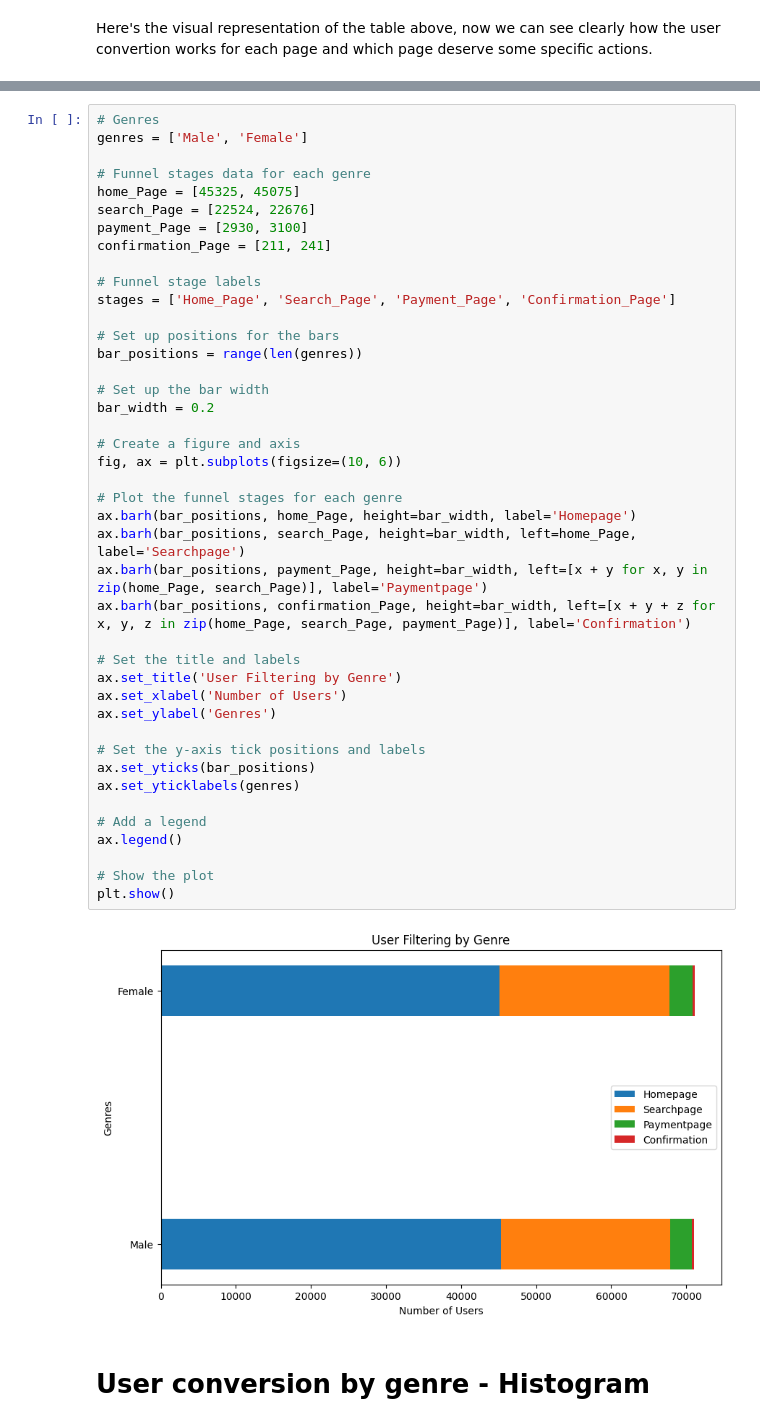
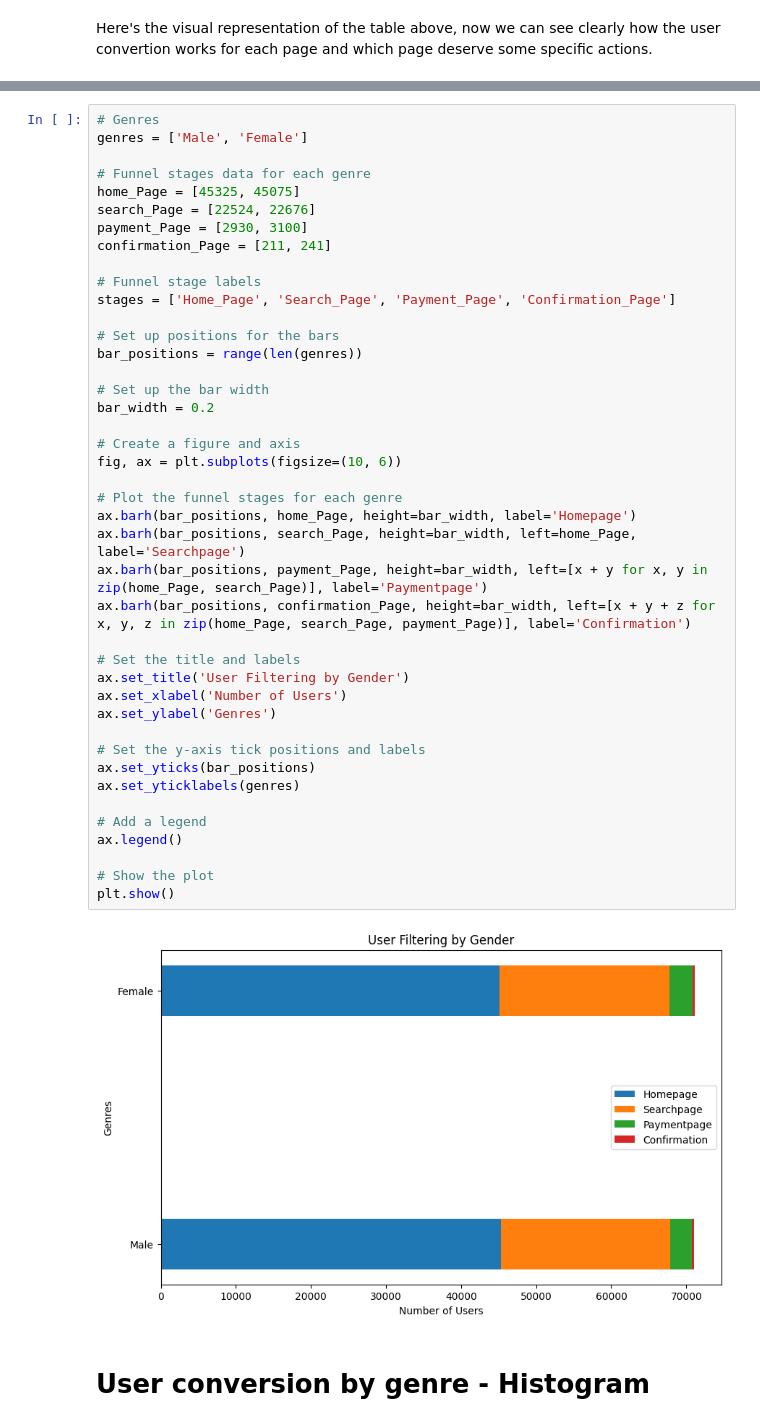
Before and after one commit to Whis99/UserFunnelAnalysis, a Jupyter notebook: UserFunnelAnalysis.ipynb, the cells around one changed output, grey strips where cells are left out. Drawn from its saved outputs; the diff is of its cells as text.

```diff
--- a/UserFunnelAnalysis.ipynb
+++ b/UserFunnelAnalysis.ipynb
@@ -241,35 +270,35 @@ stages = ['Home_Page', 'Search_Page', 'Payment_Page', 'Confirmation_Page']
 
 # Set up positions for the bars
 bar_positions = range(len(genres))
 
 # Set up the bar width
 bar_width = 0.2
 
 # Create a figure and axis
 fig, ax = plt.subplots(figsize=(10, 6))
 
 # Plot the funnel stages for each genre
 ax.barh(bar_positions, home_Page, height=bar_width, label='Homepage')
 ax.barh(bar_positions, search_Page, height=bar_width, left=home_Page, label='Searchpage')
 ax.barh(bar_positions, payment_Page, height=bar_width, left=[x + y for x, y in zip(home_Page, search_Page)], label='Paymentpage')
 ax.barh(bar_positions, confirmation_Page, height=bar_width, left=[x + y + z for x, y, z in zip(home_Page, search_Page, payment_Page)], label='Confirmation')
 
 # Set the title and labels
-ax.set_title('User Filtering by Genre')
+ax.set_title('User Filtering by Gender')
 ax.set_xlabel('Number of Users')
 ax.set_ylabel('Genres')
 
 # Set the y-axis tick positions and labels
 ax.set_yticks(bar_positions)
 ax.set_yticklabels(genres)
 
 # Add a legend
 ax.legend()
 
 # Show the plot
 plt.show()
 # %% [output]
-[figure, old version]
+[figure, new version]
 # %% [markdown]
 # **User conversion by genre - Histogram**
 # %%
```
Also changed, not shown: parts of 7 cells of this notebook.
